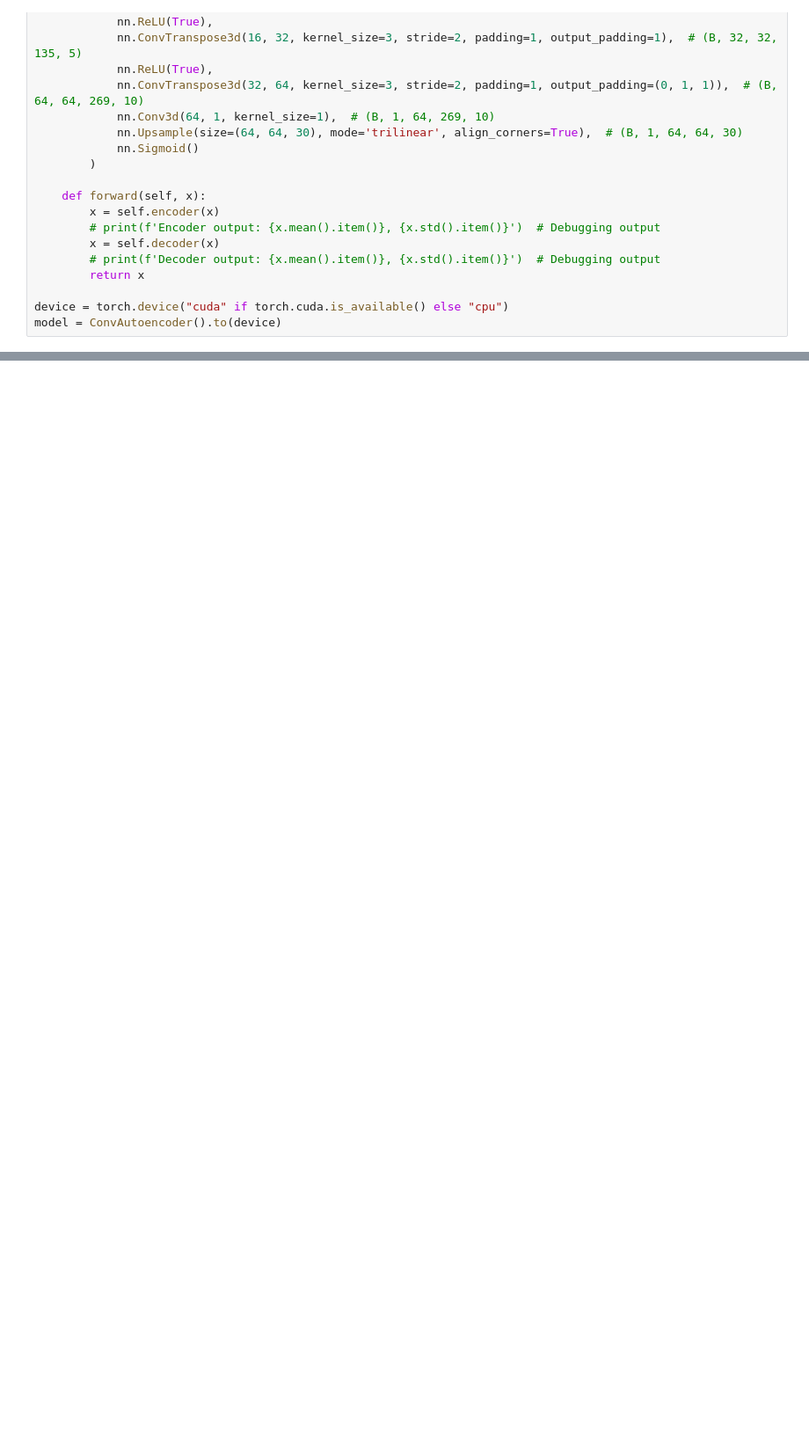
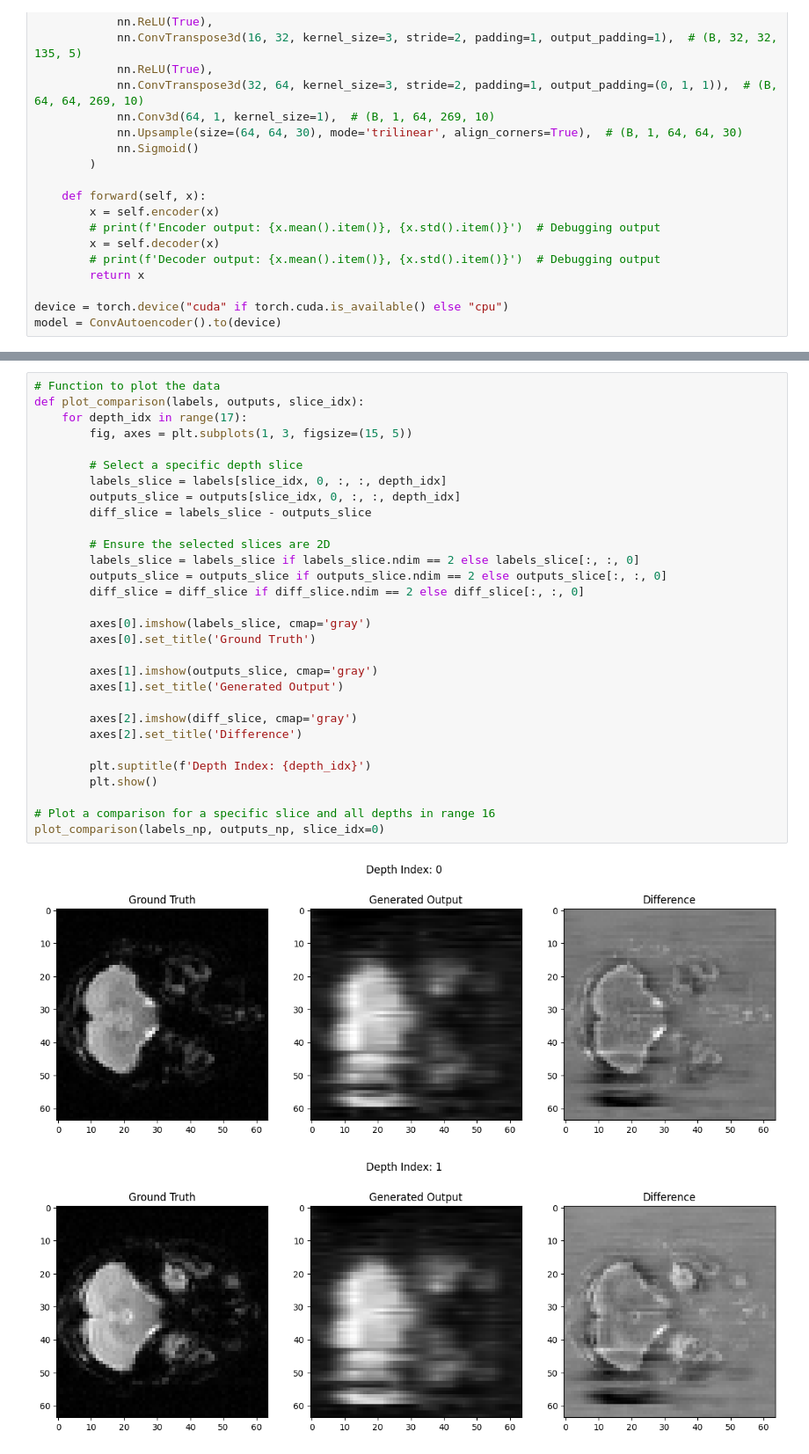
Before and after one commit to kgr20/eeg-to-fmri, a Jupyter notebook: notebooks/20240619_Model_Autoencoder.ipynb, the cells around one changed output, grey strips where cells are left out. Shown at 88% size. Cells and saved outputs as stored; diff of their text form; blank space fills up the shorter version.

```diff
--- a/notebooks/20240619_Model_Autoencoder.ipynb
+++ b/notebooks/20240619_Model_Autoencoder.ipynb
@@ -195,0 +196,33 @@ plot_comparison(labels_np, outputs_np, slice_idx=0, depth_idx=16)
+# %%
+# Function to plot the data
+def plot_comparison(labels, outputs, slice_idx):
+    for depth_idx in range(17):
+        fig, axes = plt.subplots(1, 3, figsize=(15, 5))
+
+        # Select a specific depth slice
+        labels_slice = labels[slice_idx, 0, :, :, depth_idx]
+        outputs_slice = outputs[slice_idx, 0, :, :, depth_idx]
+        diff_slice = labels_slice - outputs_slice
+
+        # Ensure the selected slices are 2D
+        labels_slice = labels_slice if labels_slice.ndim == 2 else labels_slice[:, :, 0]
+        outputs_slice = outputs_slice if outputs_slice.ndim == 2 else outputs_slice[:, :, 0]
+        diff_slice = diff_slice if diff_slice.ndim == 2 else diff_slice[:, :, 0]
+
+        axes[0].imshow(labels_slice, cmap='gray')
+        axes[0].set_title('Ground Truth')
+
+        axes[1].imshow(outputs_slice, cmap='gray')
+        axes[1].set_title('Generated Output')
+
+        axes[2].imshow(diff_slice, cmap='gray')
+        axes[2].set_title('Difference')
+
+        plt.suptitle(f'Depth Index: {depth_idx}')
+        plt.show()
+
+# Plot a comparison for a specific slice and all depths in range 16
+plot_comparison(labels_np, outputs_np, slice_idx=0)
+# %% [output]
+[figure, added]
+[figure, added]
```
Also changed, not shown: parts of 4 cells of this notebook, 1 other file.
